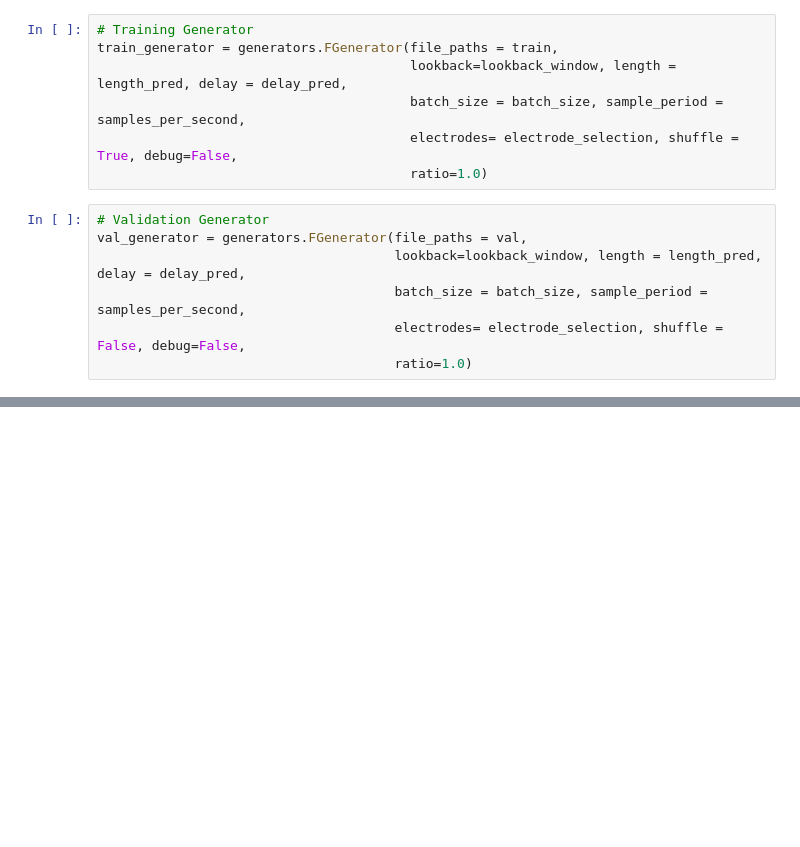
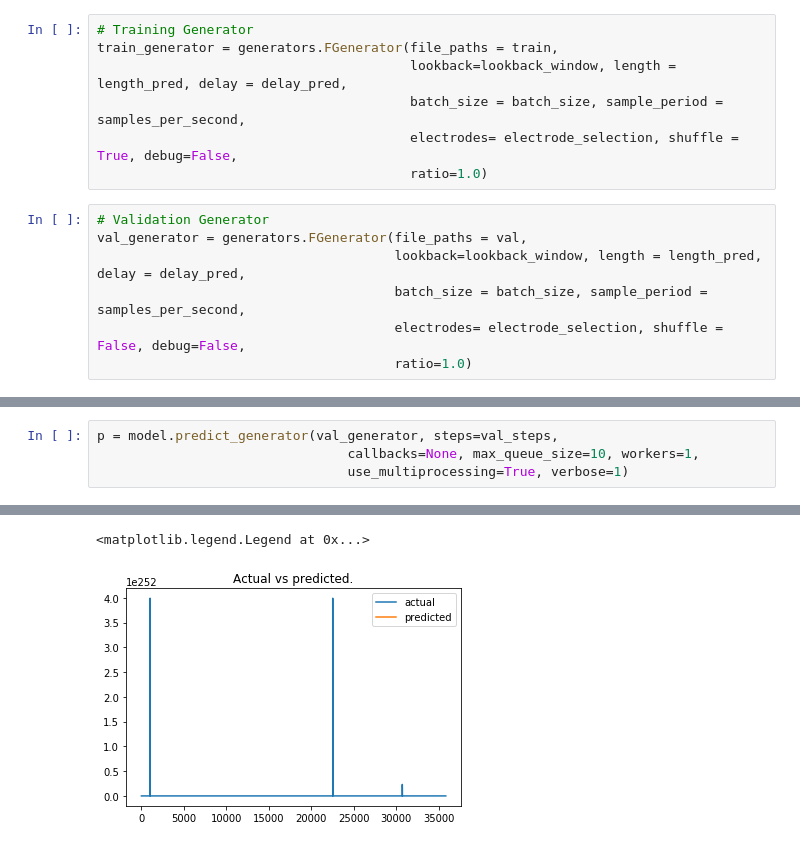
Before and after one commit to theodormarcu/brain2brain, a Jupyter notebook: experiments/visualize.ipynb, the cells around one changed output, grey strips where cells are left out. Saved outputs shown, nothing was run; the diff lists cells and outputs as text; blank space fills up the shorter version.

```diff
--- a/experiments/visualize.ipynb
+++ b/experiments/visualize.ipynb
@@ -77,0 +124,5 @@ model = load_model("/home/tmarcu/brain2brain/experiment_test_676_bs128_tcn_2_mod
+# %%
+p = model.predict_generator(val_generator, steps=val_steps,
+                                callbacks=None, max_queue_size=10, workers=1,
+                                use_multiprocessing=True, verbose=1)
+# %% [output]
@@ -77,0 +130,2 @@ model = load_model("/home/tmarcu/brain2brain/experiment_test_676_bs128_tcn_2_mod
+<matplotlib.legend.Legend at 0x...>
+[figure, added]
```
Also changed, not shown: parts of 24 cells of this notebook, 4 other files.
